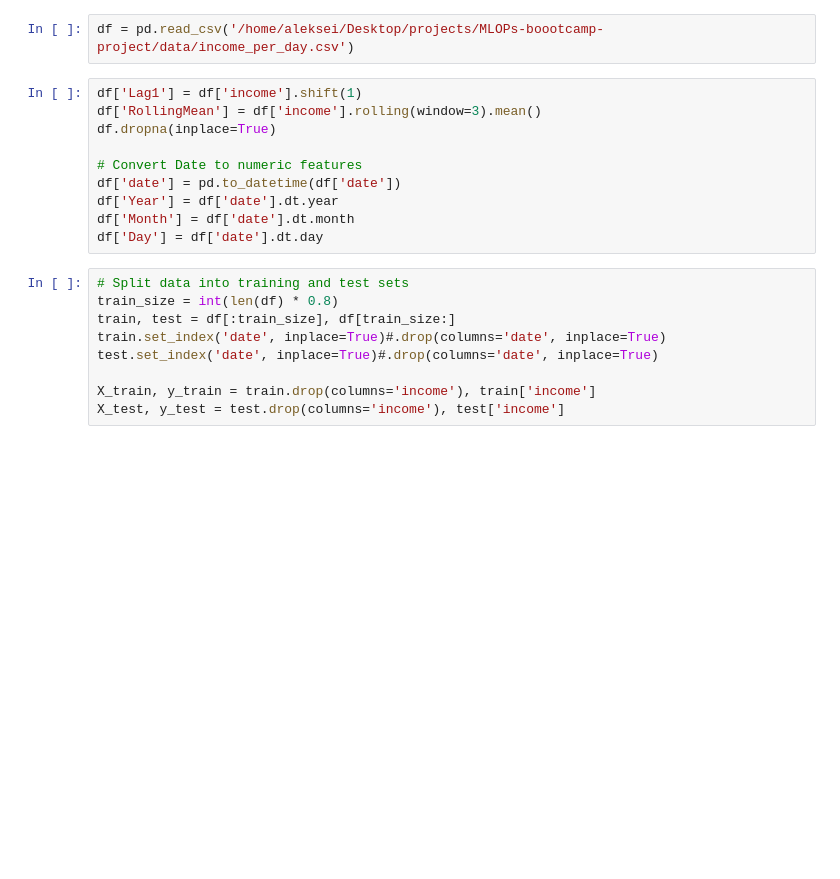
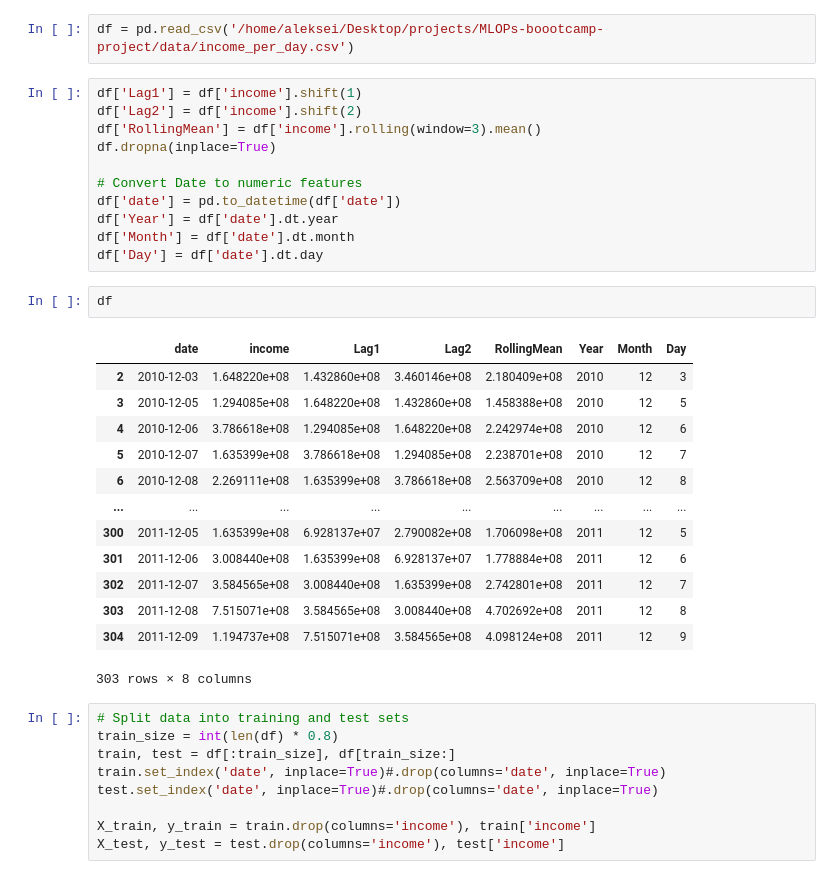
Before and after one commit to BanuelosCarlos/MLOPs-boootcamp-project, a Jupyter notebook: notebooks/experiment01.ipynb, the cells around one changed output. Cells and saved outputs as stored; diff of their text form; blank space fills up the shorter version.

```diff
--- a/notebooks/experiment01.ipynb
+++ b/notebooks/experiment01.ipynb
@@ -21,6 +22,7 @@ sns.set()
 df = pd.read_csv('/home/aleksei/Desktop/projects/MLOPs-boootcamp-project/data/income_per_day.csv')
 # %%
 df['Lag1'] = df['income'].shift(1)
+df['Lag2'] = df['income'].shift(2)
 df['RollingMean'] = df['income'].rolling(window=3).mean()
 df.dropna(inplace=True)
 
@@ -29,6 +31,22 @@ df['date'] = pd.to_datetime(df['date'])
 df['Year'] = df['date'].dt.year
 df['Month'] = df['date'].dt.month
 df['Day'] = df['date'].dt.day
+# %%
+df
+# %% [output]
+|  | date | income | Lag1 | Lag2 | RollingMean | Year | Month | Day |
+| 2 | 2010-12-03 | 1.648220e+08 | 1.432860e+08 | 3.460146e+08 | 2.180409e+08 | 2010 | 12 | 3 |
+| 3 | 2010-12-05 | 1.294085e+08 | 1.648220e+08 | 1.432860e+08 | 1.458388e+08 | 2010 | 12 | 5 |
+| 4 | 2010-12-06 | 3.786618e+08 | 1.294085e+08 | 1.648220e+08 | 2.242974e+08 | 2010 | 12 | 6 |
+| 5 | 2010-12-07 | 1.635399e+08 | 3.786618e+08 | 1.294085e+08 | 2.238701e+08 | 2010 | 12 | 7 |
+| 6 | 2010-12-08 | 2.269111e+08 | 1.635399e+08 | 3.786618e+08 | 2.563709e+08 | 2010 | 12 | 8 |
+| ... | ... | ... | ... | ... | ... | ... | ... | ... |
+| 300 | 2011-12-05 | 1.635399e+08 | 6.928137e+07 | 2.790082e+08 | 1.706098e+08 | 2011 | 12 | 5 |
+| 301 | 2011-12-06 | 3.008440e+08 | 1.635399e+08 | 6.928137e+07 | 1.778884e+08 | 2011 | 12 | 6 |
+| 302 | 2011-12-07 | 3.584565e+08 | 3.008440e+08 | 1.635399e+08 | 2.742801e+08 | 2011 | 12 | 7 |
+| 303 | 2011-12-08 | 7.515071e+08 | 3.584565e+08 | 3.008440e+08 | 4.702692e+08 | 2011 | 12 | 8 |
+| 304 | 2011-12-09 | 1.194737e+08 | 7.515071e+08 | 3.584565e+08 | 4.098124e+08 | 2011 | 12 | 9 |
+303 rows × 8 columns
 # %%
 # Split data into training and test sets
 train_size = int(len(df) * 0.8)
```
Also changed, not shown: parts of 7 cells of this notebook, 4 other files.
